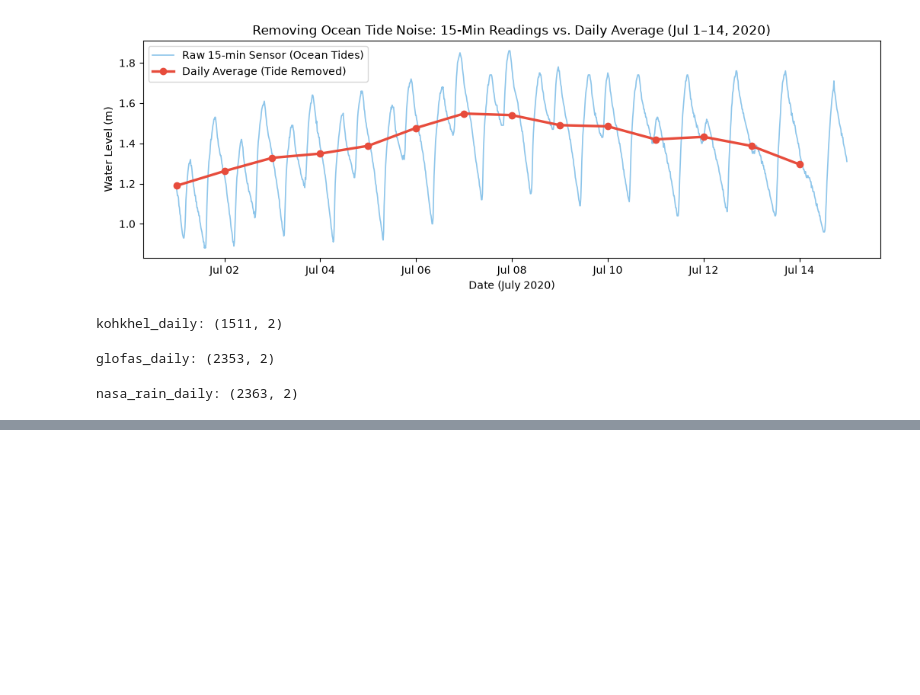
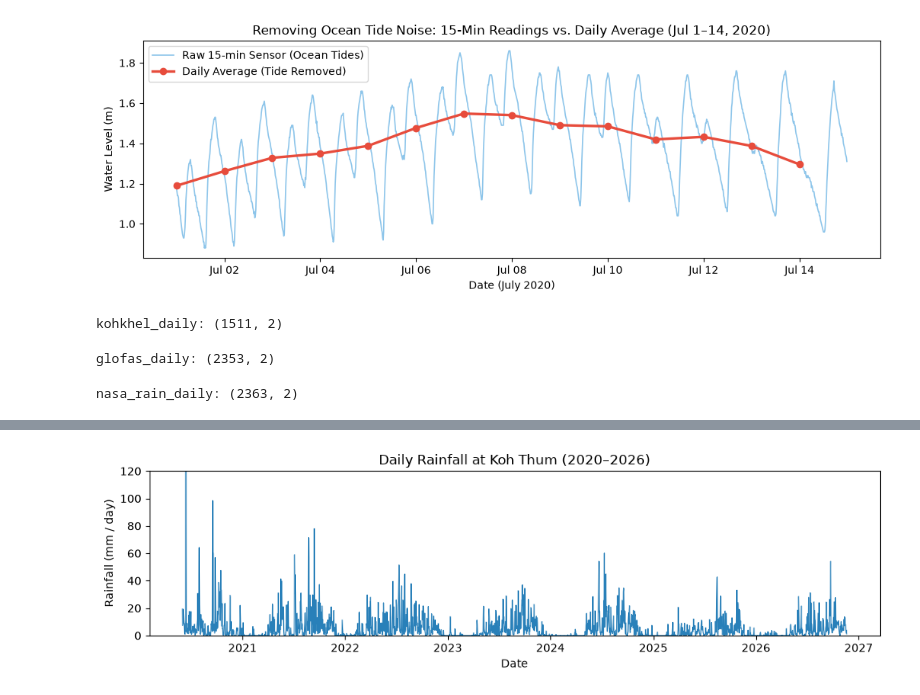
Before and after one commit to Dona-18/Machine-Learning---Fall2026, a Jupyter notebook: notebooks/01_eda_and_cleaning.ipynb, the cells around one changed output, grey strips where cells are left out. Drawn from its saved outputs; the diff is of its cells as text; code cells hidden in the pictures; blank space fills up the shorter version.

```diff
--- a/notebooks/01_eda_and_cleaning.ipynb
+++ b/notebooks/01_eda_and_cleaning.ipynb
@@ -238,0 +246,12 @@ plt.show()
+# %%
+# Chart 4: Daily Rainfall at Koh Thum in mm (2020 - 2026)
+plt.figure(figsize=(10, 3))
+plt.plot(pd.to_datetime(nasa_rain_daily['date']), nasa_rain_daily['rain_mm'], color='#2980b9', linewidth=0.9)
+plt.ylim(0, 120)
+plt.title('Daily Rainfall at Koh Thum (2020–2026)')
+plt.ylabel('Rainfall (mm / day)')
+plt.xlabel('Date')
+plt.tight_layout()
+plt.show()
+# %% [output]
+[figure, added]
```
Also changed, not shown: parts of 4 cells of this notebook, 7 other files.
